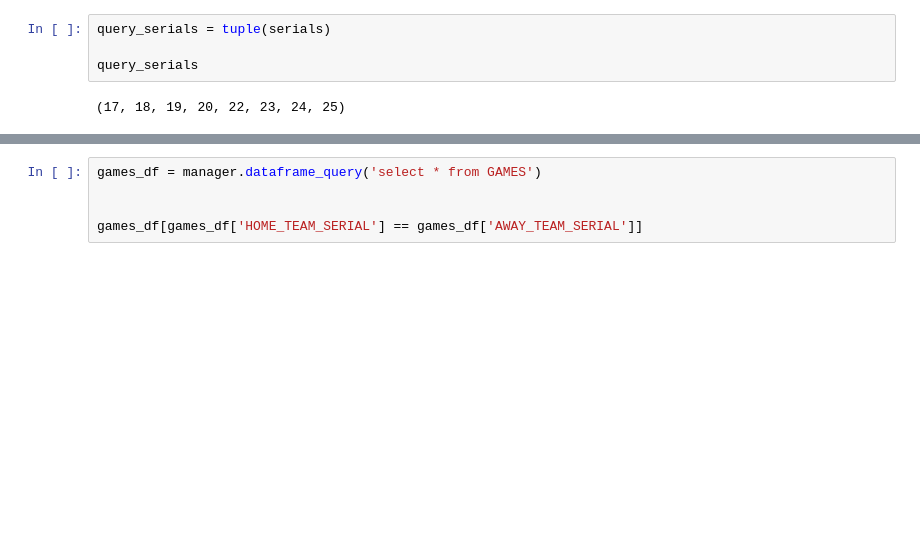
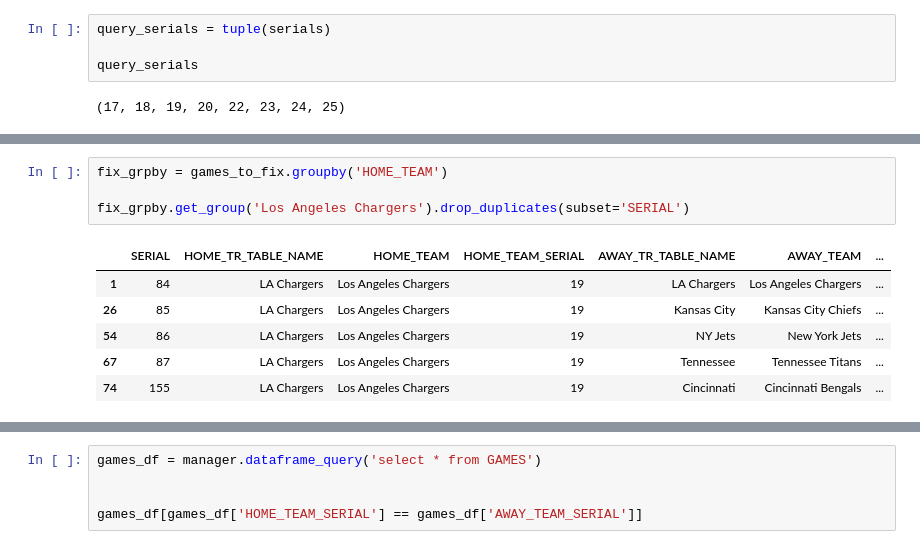
Before and after one commit to tmccoy94/Sports_Data_Project, a Jupyter notebook: test2.ipynb, the cells around one changed output, grey strips where cells are left out. Saved outputs shown, nothing was run; the diff lists cells and outputs as text; blank space fills up the shorter version.

```diff
--- a/test2.ipynb
+++ b/test2.ipynb
@@ -283,3 +284,14 @@ games_to_fix.iloc[15:25,]
 | 22 | 119 | Pittsburgh | Pittsburgh Steelers | 27 | Miami | Miami Dolphins | ... |
 | 23 | 129 | Seattle | Seattle Seahawks | 29 | LA Rams | Los Angeles Rams | ... |
 | 24 | 107 | NY Giants | New York Giants | 24 | Dallas | Dallas Cowboys | ... |
+# %%
+fix_grpby = games_to_fix.groupby('HOME_TEAM')
+
+fix_grpby.get_group('Los Angeles Chargers').drop_duplicates(subset='SERIAL')
+# %% [output]
+|  | SERIAL | HOME_TR_TABLE_NAME | HOME_TEAM | HOME_TEAM_SERIAL | AWAY_TR_TABLE_NAME | AWAY_TEAM | ... |
+| 1 | 84 | LA Chargers | Los Angeles Chargers | 19 | LA Chargers | Los Angeles Chargers | ... |
+| 26 | 85 | LA Chargers | Los Angeles Chargers | 19 | Kansas City | Kansas City Chiefs | ... |
+| 54 | 86 | LA Chargers | Los Angeles Chargers | 19 | NY Jets | New York Jets | ... |
+| 67 | 87 | LA Chargers | Los Angeles Chargers | 19 | Tennessee | Tennessee Titans | ... |
+| 74 | 155 | LA Chargers | Los Angeles Chargers | 19 | Cincinnati | Cincinnati Bengals | ... |
```
Also changed, not shown: parts of 5 cells of this notebook, 2 other files.
